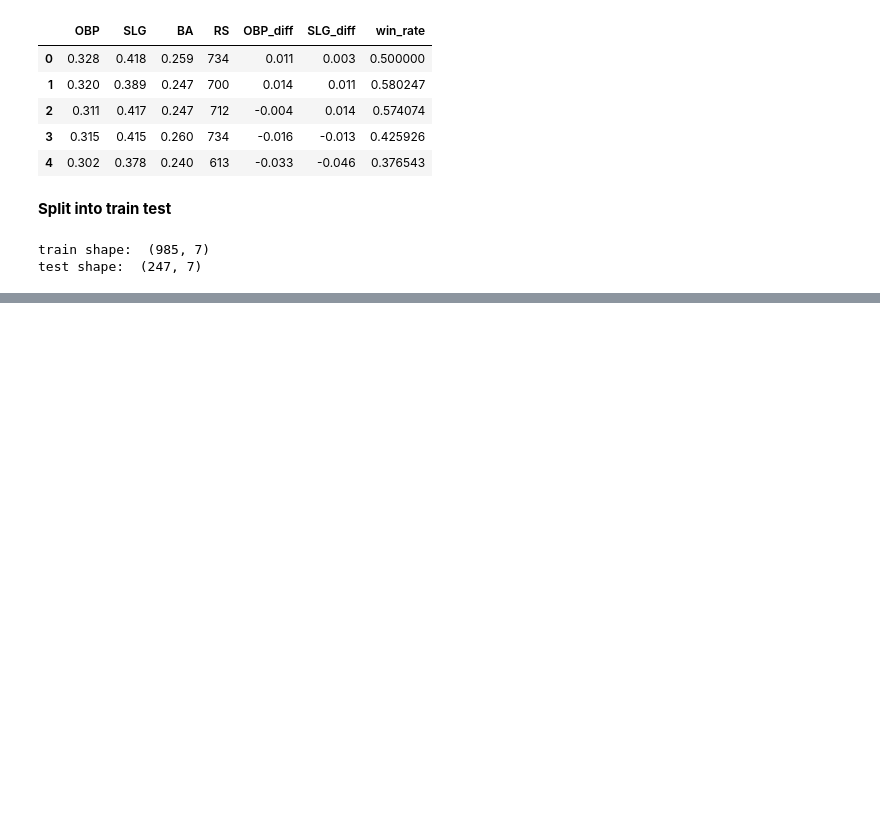
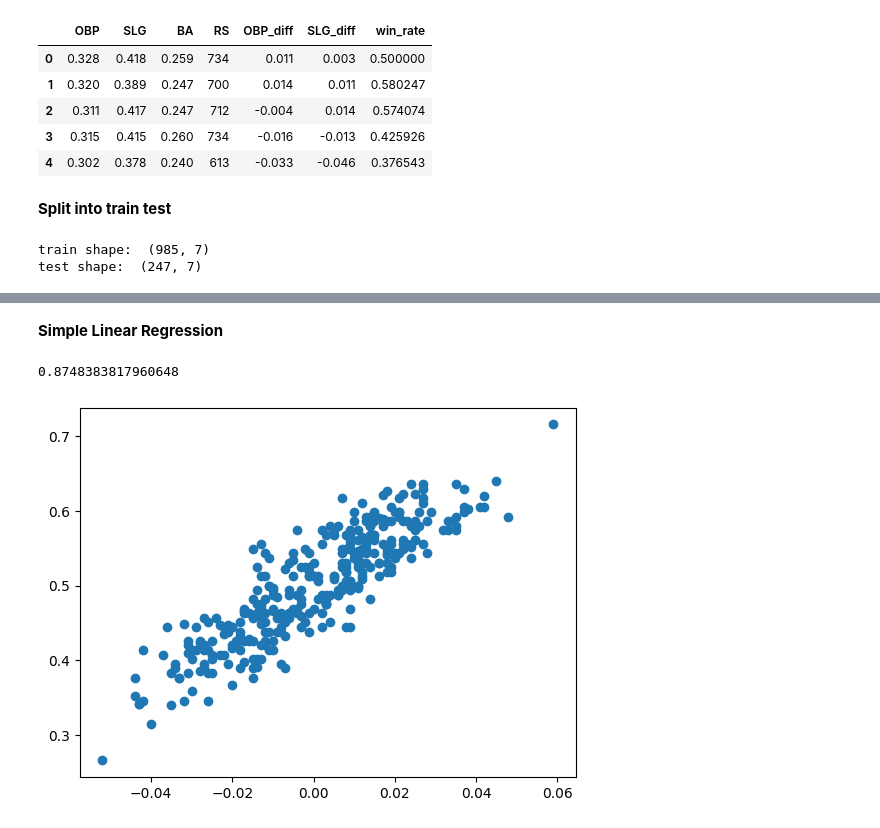
Before and after one commit to sjf1616/learning_dev, a Jupyter notebook: ml-learning/notebooks/learning2.ipynb, the cells around one changed output, grey strips where cells are left out. Cells and saved outputs as stored; diff of their text form; code cells hidden in the pictures; blank space fills up the shorter version.

```diff
--- a/ml-learning/notebooks/learning2.ipynb
+++ b/ml-learning/notebooks/learning2.ipynb
@@ -64,0 +65,12 @@ plt.show()
+# %% [markdown]
+**Simple Linear Regression**
+# %%
+import matplotlib.pyplot as plt
+
+#Calculate correlation
+correlation = df['OBP_diff'].corr(df['win_rate'])
+plt.scatter(train_df['OBP_diff'], train_df['win_rate'])
+print(correlation)
+# %% [output]
+0.8748383817960648
+[figure, added]
```
Also changed, not shown: parts of 1 cell of this notebook, 1 other file.
